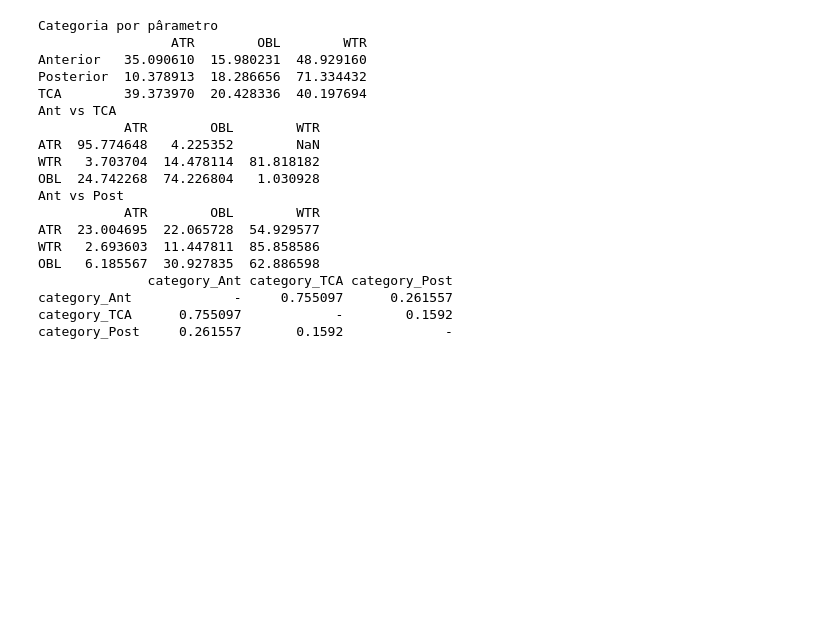
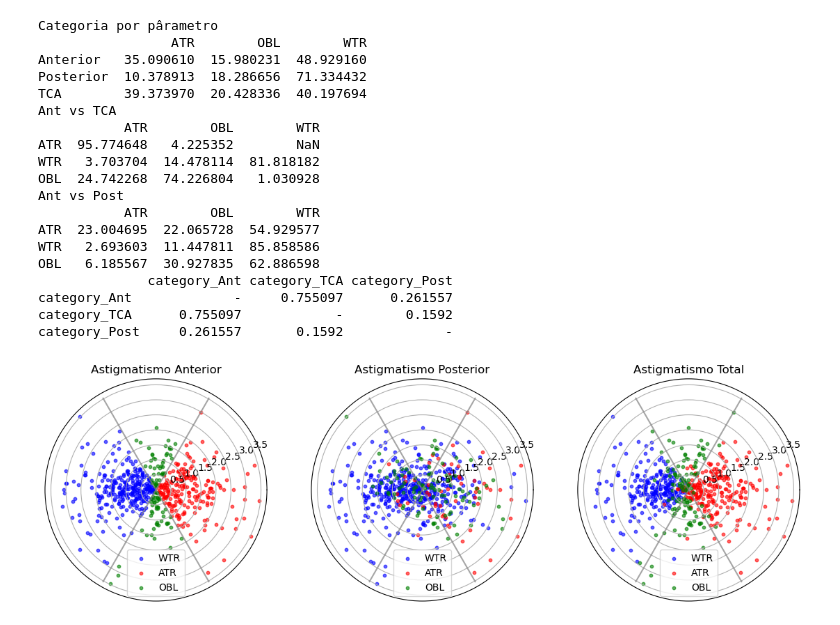
Before and after one commit to ccachim/modelo-preditivo-astigmatismo-cornea, a Jupyter notebook: analise_preliminar.ipynb, the cells around one changed output. Saved outputs shown, nothing was run; the diff lists cells and outputs as text; code cells hidden in the pictures; blank space fills up the shorter version.

```diff
--- a/analise_preliminar.ipynb
+++ b/analise_preliminar.ipynb
@@ -241,36 +241,38 @@ color_map = {'WTR': 'blue', 'ATR': 'red', 'OBL': 'green'}
 for category in ['WTR', 'ATR', 'OBL']:
     axs[0].scatter(geral_df_sem_outliers[geral_df_sem_outliers['category_Ant'] == category]['C_Ant_Axis'] * np.pi/180*2,
                    geral_df_sem_outliers[geral_df_sem_outliers['category_Ant'] == category]['C_Ant_Ast'],
                    color=color_map[category], label=category, alpha=0.6, s=10)
 
-axs[0].set_title("Astigmatismo Total da Cornea")
+axs[0].set_title("Astigmatismo Anterior")
 axs[0].legend()
 
 for category in ['WTR', 'ATR', 'OBL']:
     axs[1].scatter(geral_df_sem_outliers[geral_df_sem_outliers['category_Post'] == category]['C_Ant_Axis'] * np.pi/180*2,
                    geral_df_sem_outliers[geral_df_sem_outliers['category_Post'] == category]['C_Ant_Ast'],
                    color=color_map[category], label=category, alpha=0.6, s=10)
 
-axs[1].set_title("Astigmatismo Anterior")
+axs[1].set_title("Astigmatismo Posterior")
 axs[1].legend()
 
 for category in ['WTR', 'ATR', 'OBL']:
     axs[2].scatter(geral_df_sem_outliers[geral_df_sem_outliers['category_TCA'] == category]['C_Ant_Axis'] * np.pi/180*2,
                    geral_df_sem_outliers[geral_df_sem_outliers['category_TCA'] == category]['C_Ant_Ast'],
                    color=color_map[category], label=category, alpha=0.6, s=10)
 
-axs[2].set_title("Astigmatismo Posterior")
+axs[2].set_title("Astigmatismo Total")
 axs[2].legend()
 
 angles = [60, 120, 240, 300]
 for ax in axs:
     max_radius = max([np.max(geral_df_sem_outliers[geral_df_sem_outliers[col] == category]['C_Ant_Ast']) for col in ['category_TCA', 'category_Ant', 'category_Post'] for category in ['WTR', 'ATR', 'OBL']])
     for angle in angles:
         ax.plot([angle*np.pi/180, angle*np.pi/180], [0, max_radius], linestyle='-', color='grey', alpha=0.7)
     ax.set_xticks([])
 
 plt.savefig(imagens_out / 'categorias_anterior_vs_outros.png', dpi=300)
 plt.show()
+# %% [output]
+[figure, added]
 # %%
 # #Visualizar dados
 # color_map = {'WTR': 'blue', 'ATR': 'red', 'OBL': 'green'}
```
